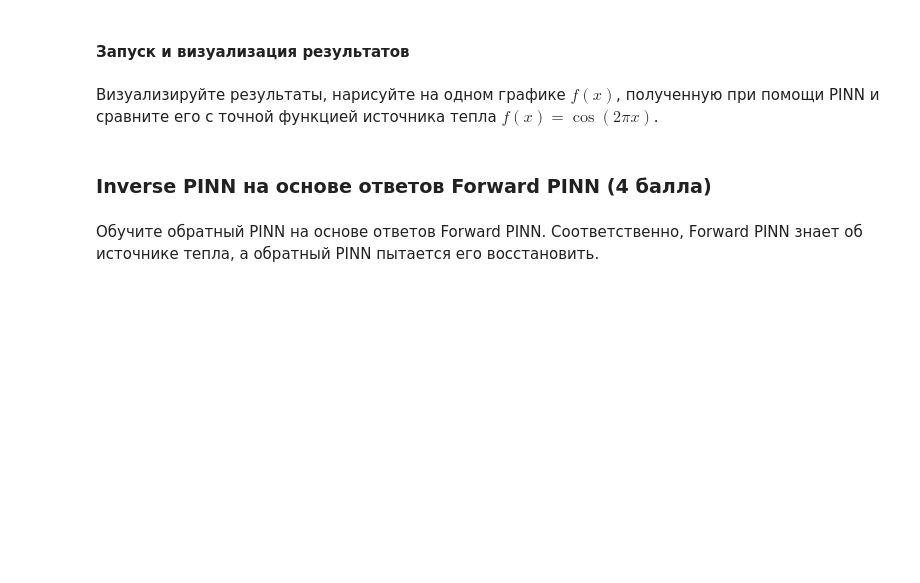
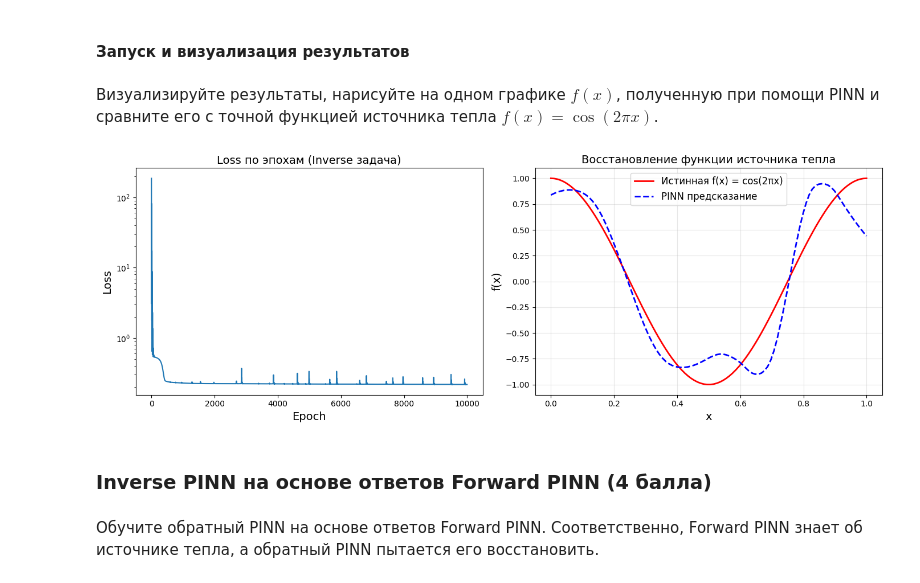
Before and after one commit to psaw/hse-ai24-dl, a Jupyter notebook: homeworks/PINN/PINN_BONUS_HW.ipynb, the cells around one changed output. Saved outputs shown, nothing was run; the diff lists cells and outputs as text; code cells hidden in the pictures; blank space fills up the shorter version.

Commit message:
Homework PINN - done

```diff
--- a/homeworks/PINN/PINN_BONUS_HW.ipynb
+++ b/homeworks/PINN/PINN_BONUS_HW.ipynb
@@ -245,0 +292,12 @@ def train_inverse(model, n_obs=200, n_pde=5000, epochs=3000, lr=1e-3):
+# %%
+def pde_residual_inverse(model, x, t):
+    x.requires_grad_(True)
+    t.requires_grad_(True)
+
+    u, f = model(x, t)
+
+    u_t = grad(u, t, grad_outputs=torch.ones_like(u), create_graph=True)[0]
+    u_x = grad(u, x, grad_outputs=torch.ones_like(u), create_graph=True)[0]
+    u_xx = grad(u_x, x, grad_outputs=torch.ones_like(u_x), create_graph=True)[0]
+
+    return u_t - u_xx - f  # Используем предсказанную f(x)
@@ -248,7 +354,42 @@ def train_inverse(model, n_obs=200, n_pde=5000, epochs=3000, lr=1e-3):
 # %% [markdown]
 Визуализируйте результаты, нарисуйте на одном графике $f(x)$, полученную при помощи PINN и сравните его с точной функцией источника тепла $f(x) = \cos(2 \pi x)$.
 # %%
-#your_code_here
+# your_code_here
+model_inverse = InversePINN().to(device)
+losses= train_inverse(model_inverse, epochs=10000, lambda_reg=1e-6, lr=1e-2)
+# %%
+# Визуализация
+plt.figure(figsize=(14, 5))
+
+plt.subplot(1, 2, 1)
+plt.plot(losses)
+plt.yscale("log")
+plt.title("Loss по эпохам (Inverse задача)", fontsize=14)
+plt.xlabel("Epoch", fontsize=14)
+plt.ylabel("Loss", fontsize=14)
+
+plt.subplot(1, 2, 2)
+x_true = torch.linspace(0, 1, 100)
+f_true = torch.cos(2 * np.pi * x_true)
+plt.plot(x_true, f_true, 'r-', label='Истинная f(x) = cos(2πx)', linewidth=2)
+
+# Показываем последнее предсказание
+x_test = torch.linspace(0, 1, 100).reshape(-1, 1).to(device)
+t_test = torch.zeros_like(x_test).to(device)
+with torch.no_grad():
+    _, f_pred = model_inverse(x_test, t_test)
+plt.plot(x_test.cpu(), f_pred.cpu(), 'b--', label='PINN предсказание', linewidth=2)
+
+plt.title("Восстановление функции источника тепла", fontsize=14)
+plt.xlabel("x", fontsize=14)
+plt.ylabel("f(x)", fontsize=14)
+plt.legend(fontsize=12)
+plt.grid(True, alpha=0.3)
+
+plt.tight_layout()
+plt.show()
+# %% [output]
+[figure, added]
 # %% [markdown]
 ### Inverse PINN на основе ответов Forward PINN (4 балла)
 # %% [markdown]
```
Also changed, not shown: parts of 13 cells of this notebook, 1 other file.
